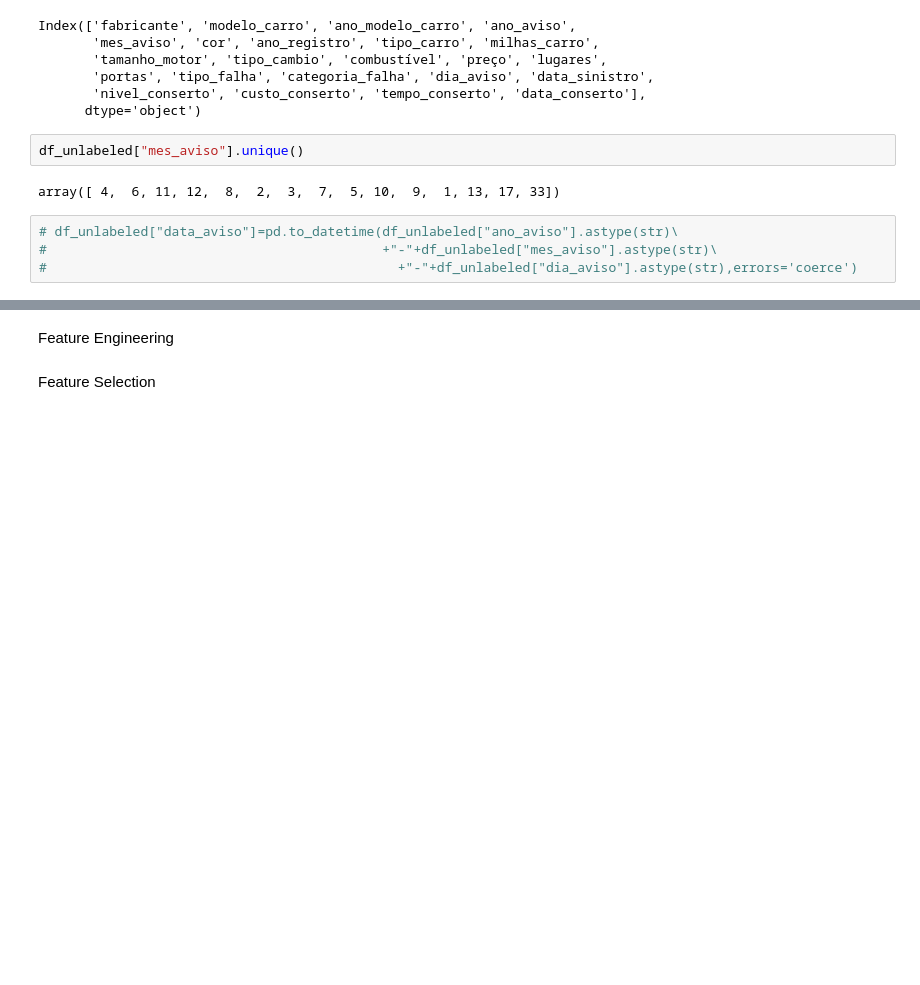
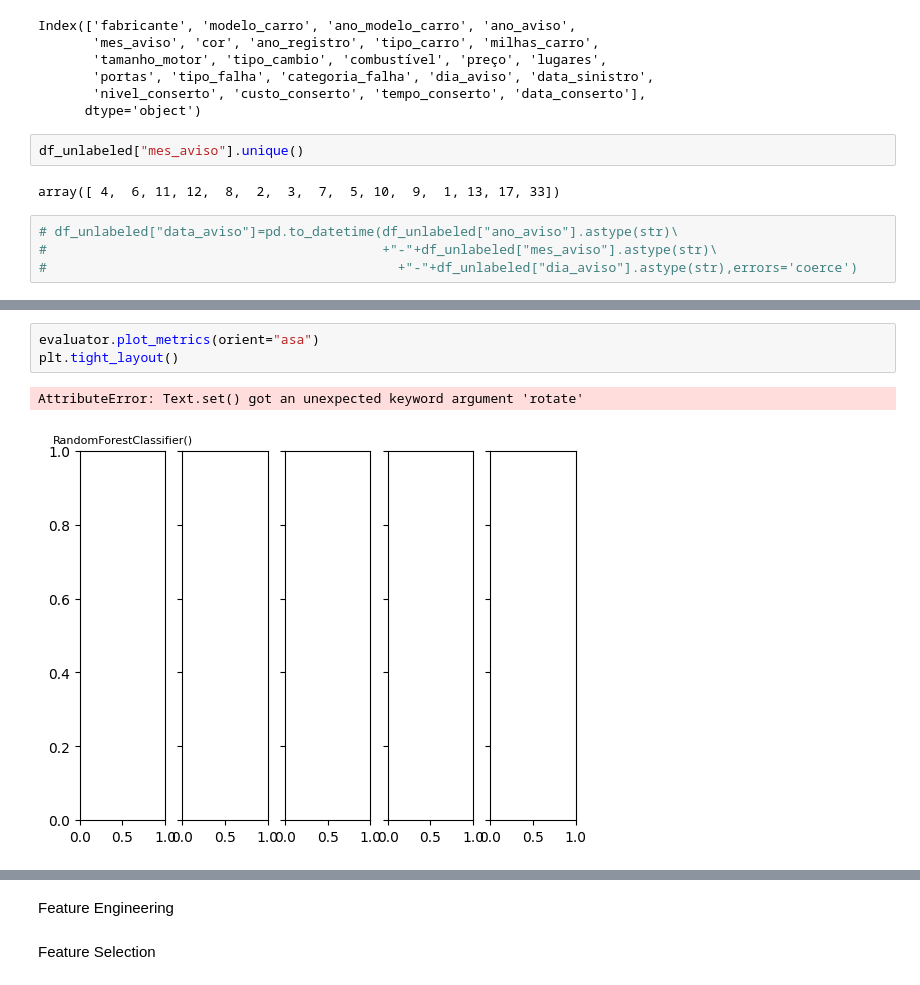
Before and after one commit to estevanmendes/data_science, a Jupyter notebook: EDA.ipynb, the cells around one changed output, grey strips where cells are left out. Cells and saved outputs as stored; diff of their text form; blank space fills up the shorter version.

```diff
--- a/EDA.ipynb
+++ b/EDA.ipynb
@@ -696,0 +766,6 @@ plt.tight_layout()
+# %%
+evaluator.plot_metrics(orient="asa")
+plt.tight_layout()
+# %% [output]
+AttributeError: Text.set() got an unexpected keyword argument 'rotate'
+[figure, added]
```
Also changed, not shown: parts of 42 cells of this notebook.
